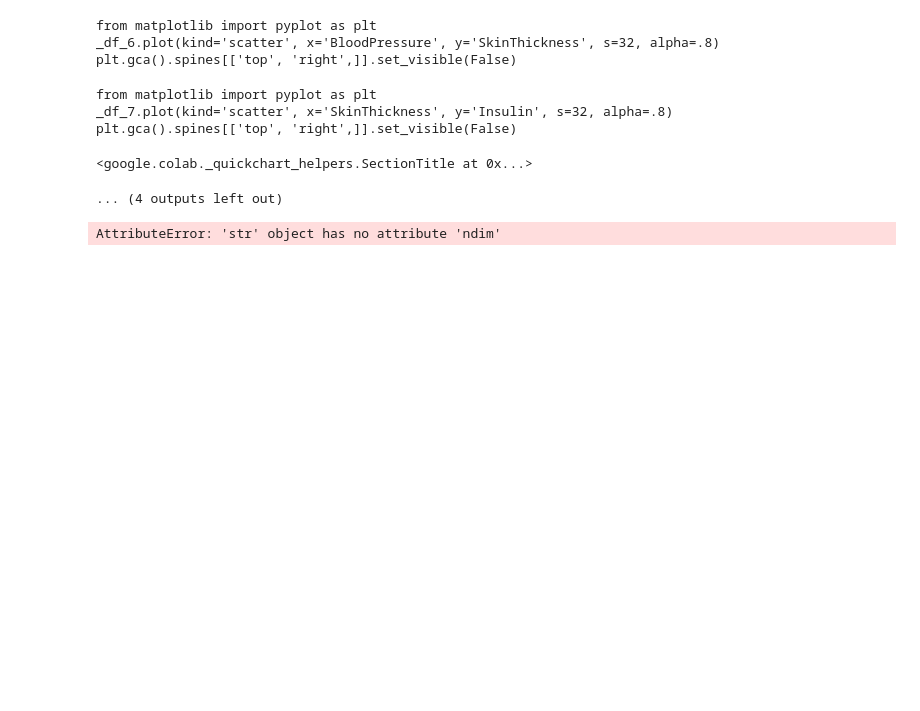
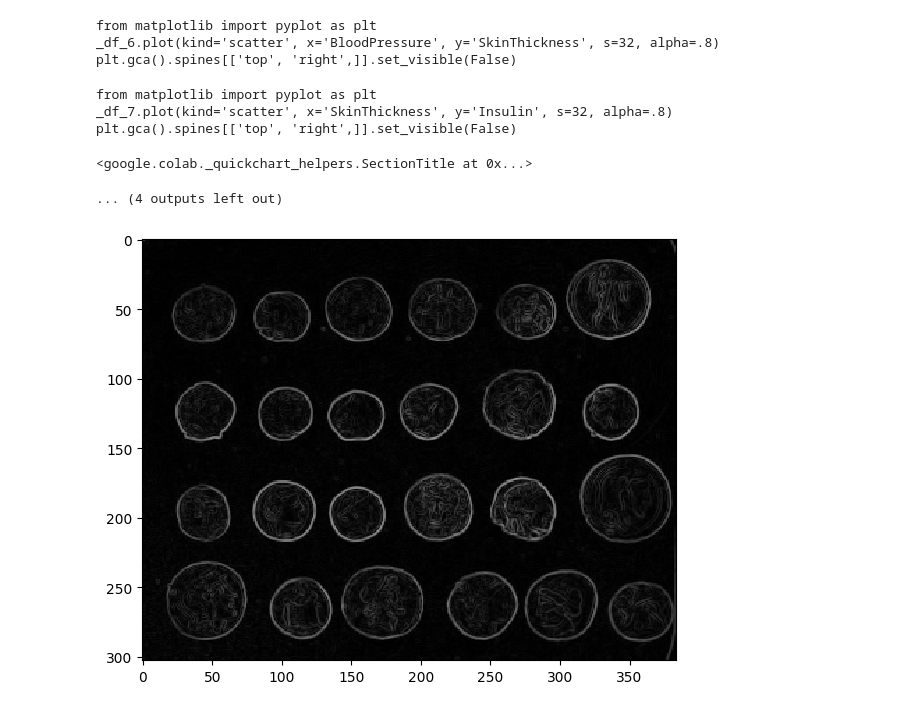
Before and after one commit to ZY0TT0/Deep-Learning-Lab, a Jupyter notebook: 8August.ipynb, the cells around one changed output. Drawn from its saved outputs; the diff is of its cells as text; code cells hidden in the pictures; blank space fills up the shorter version.

```diff
--- a/8August.ipynb
+++ b/8August.ipynb
@@ -52,9 +52,9 @@ plt.gca().spines[['top', 'right',]].set_visible(False)
 # %%
 import skimage as ski
 image = ski.data.coins()
 # ... or any other NumPy array!
-edges = ski.filters.sobel(r'/content/drive/MyDrive/deep learning/png-transparent-spider-man-heroes-download-with-transparent-background-free-thumbnail.png')
+edges = ski.filters.sobel(image)
 ski.io.imshow(edges)
 ski.io.show()
 # %% [output]
-AttributeError: 'str' object has no attribute 'ndim'
+[figure, added]
```
